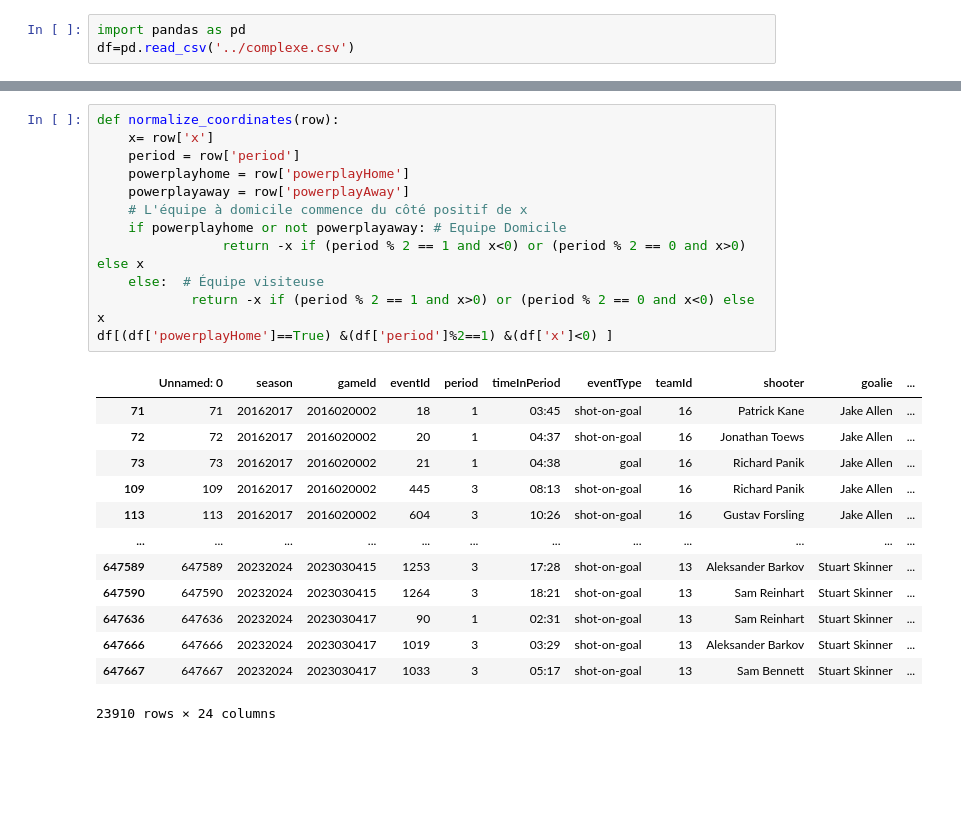
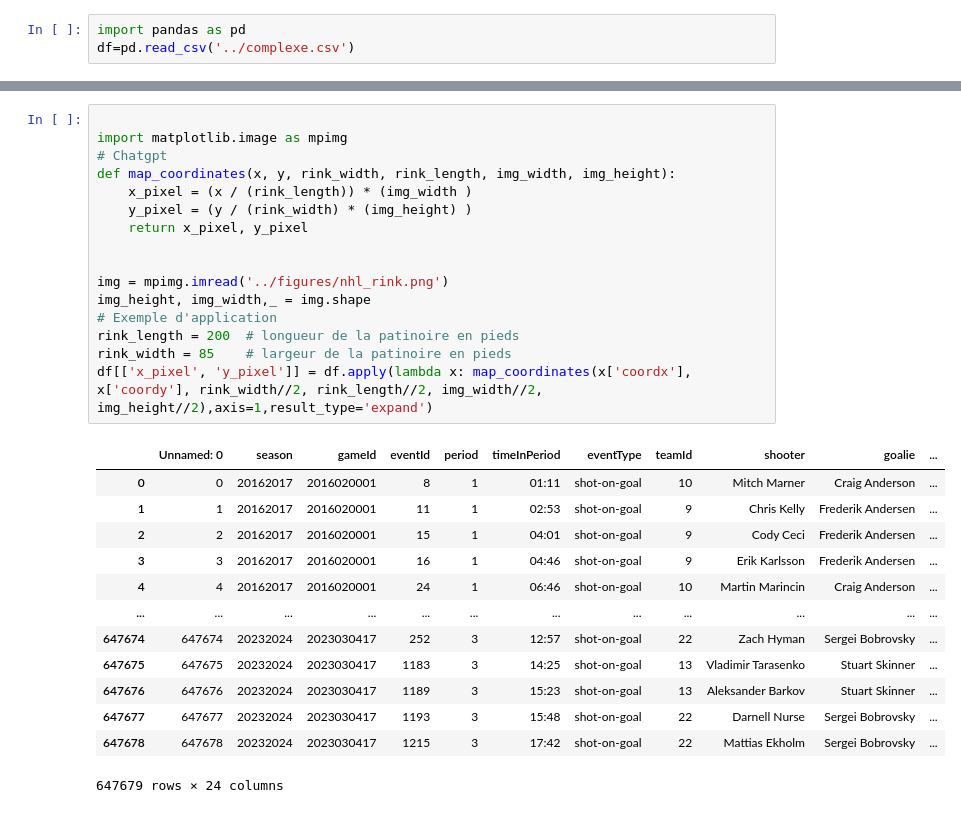
Before and after one commit to edwardhab/IFT-6758---A3-NHL, a Jupyter notebook: notebooks/Complexe.ipynb, the cells around one changed output, grey strips where cells are left out. Drawn from its saved outputs; the diff is of its cells as text; blank space fills up the shorter version.

```diff
--- a/notebooks/Complexe.ipynb
+++ b/notebooks/Complexe.ipynb
@@ -42,26 +92,30 @@ def shots_team_distance(df):
-# %%
-def normalize_coordinates(row):
-    x= row['x']
-    period = row['period']
-    powerplayhome = row['powerplayHome']
-    powerplayaway = row['powerplayAway']
-    # L'équipe à domicile commence du côté positif de x
-    if powerplayhome or not powerplayaway: # Equipe Domicile
-                return -x if (period % 2 == 1 and x<0) or (period % 2 == 0 and x>0)  else x
-    else:  # Équipe visiteuse
-            return -x if (period % 2 == 1 and x>0) or (period % 2 == 0 and x<0) else x
-df[(df['powerplayHome']==True) &(df['period']%2==1) &(df['x']<0) ]
-# %% [output]
-|  | Unnamed: 0 | season | gameId | eventId | period | timeInPeriod | eventType | teamId | shooter | goalie | ... |
-| 71 | 71 | 20162017 | 2016020002 | 18 | 1 | 03:45 | shot-on-goal | 16 | Patrick Kane | Jake Allen | ... |
-| 72 | 72 | 20162017 | 2016020002 | 20 | 1 | 04:37 | shot-on-goal | 16 | Jonathan Toews | Jake Allen | ... |
-| 73 | 73 | 20162017 | 2016020002 | 21 | 1 | 04:38 | goal | 16 | Richard Panik | Jake Allen | ... |
-| 109 | 109 | 20162017 | 2016020002 | 445 | 3 | 08:13 | shot-on-goal | 16 | Richard Panik | Jake Allen | ... |
-| 113 | 113 | 20162017 | 2016020002 | 604 | 3 | 10:26 | shot-on-goal | 16 | Gustav Forsling | Jake Allen | ... |
-| ... | ... | ... | ... | ... | ... | ... | ... | ... | ... | ... | ... |
-| 647589 | 647589 | 20232024 | 2023030415 | 1253 | 3 | 17:28 | shot-on-goal | 13 | Aleksander Barkov | Stuart Skinner | ... |
-| 647590 | 647590 | 20232024 | 2023030415 | 1264 | 3 | 18:21 | shot-on-goal | 13 | Sam Reinhart | Stuart Skinner | ... |
-| 647636 | 647636 | 20232024 | 2023030417 | 90 | 1 | 02:31 | shot-on-goal | 13 | Sam Reinhart | Stuart Skinner | ... |
-| 647666 | 647666 | 20232024 | 2023030417 | 1019 | 3 | 03:29 | shot-on-goal | 13 | Aleksander Barkov | Stuart Skinner | ... |
-| 647667 | 647667 | 20232024 | 2023030417 | 1033 | 3 | 05:17 | shot-on-goal | 13 | Sam Bennett | Stuart Skinner | ... |
-23910 rows × 24 columns
+# %%
+
+import matplotlib.image as mpimg
+# Chatgpt
+def map_coordinates(x, y, rink_width, rink_length, img_width, img_height):
+    x_pixel = (x / (rink_length)) * (img_width )
+    y_pixel = (y / (rink_width) * (img_height) )
+    return x_pixel, y_pixel
+
+
+img = mpimg.imread('../figures/nhl_rink.png')
+img_height, img_width,_ = img.shape
+# Exemple d'application
+rink_length = 200  # longueur de la patinoire en pieds
+rink_width = 85    # largeur de la patinoire en pieds
+df[['x_pixel', 'y_pixel']] = df.apply(lambda x: map_coordinates(x['coordx'], x['coordy'], rink_width//2, rink_length//2, img_width//2, img_height//2),axis=1,result_type='expand')
+# %% [output]
+|  | Unnamed: 0 | season | gameId | eventId | period | timeInPeriod | eventType | teamId | shooter | goalie | ... |
+| 0 | 0 | 20162017 | 2016020001 | 8 | 1 | 01:11 | shot-on-goal | 10 | Mitch Marner | Craig Anderson | ... |
+| 1 | 1 | 20162017 | 2016020001 | 11 | 1 | 02:53 | shot-on-goal | 9 | Chris Kelly | Frederik Andersen | ... |
+| 2 | 2 | 20162017 | 2016020001 | 15 | 1 | 04:01 | shot-on-goal | 9 | Cody Ceci | Frederik Andersen | ... |
+| 3 | 3 | 20162017 | 2016020001 | 16 | 1 | 04:46 | shot-on-goal | 9 | Erik Karlsson | Frederik Andersen | ... |
+| 4 | 4 | 20162017 | 2016020001 | 24 | 1 | 06:46 | shot-on-goal | 10 | Martin Marincin | Craig Anderson | ... |
+| ... | ... | ... | ... | ... | ... | ... | ... | ... | ... | ... | ... |
+| 647674 | 647674 | 20232024 | 2023030417 | 252 | 3 | 12:57 | shot-on-goal | 22 | Zach Hyman | Sergei Bobrovsky | ... |
+| 647675 | 647675 | 20232024 | 2023030417 | 1183 | 3 | 14:25 | shot-on-goal | 13 | Vladimir Tarasenko | Stuart Skinner | ... |
+| 647676 | 647676 | 20232024 | 2023030417 | 1189 | 3 | 15:23 | shot-on-goal | 13 | Aleksander Barkov | Stuart Skinner | ... |
+| 647677 | 647677 | 20232024 | 2023030417 | 1193 | 3 | 15:48 | shot-on-goal | 22 | Darnell Nurse | Sergei Bobrovsky | ... |
+| 647678 | 647678 | 20232024 | 2023030417 | 1215 | 3 | 17:42 | shot-on-goal | 22 | Mattias Ekholm | Sergei Bobrovsky | ... |
+647679 rows × 24 columns
```
Also changed, not shown: parts of 7 cells of this notebook.
